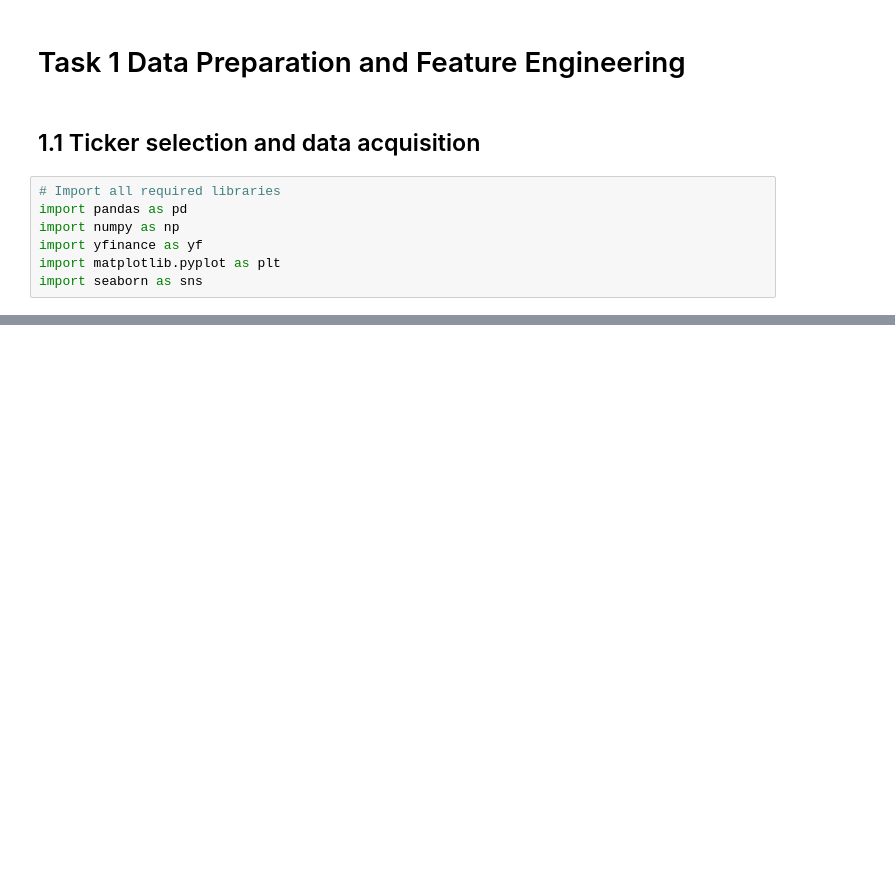
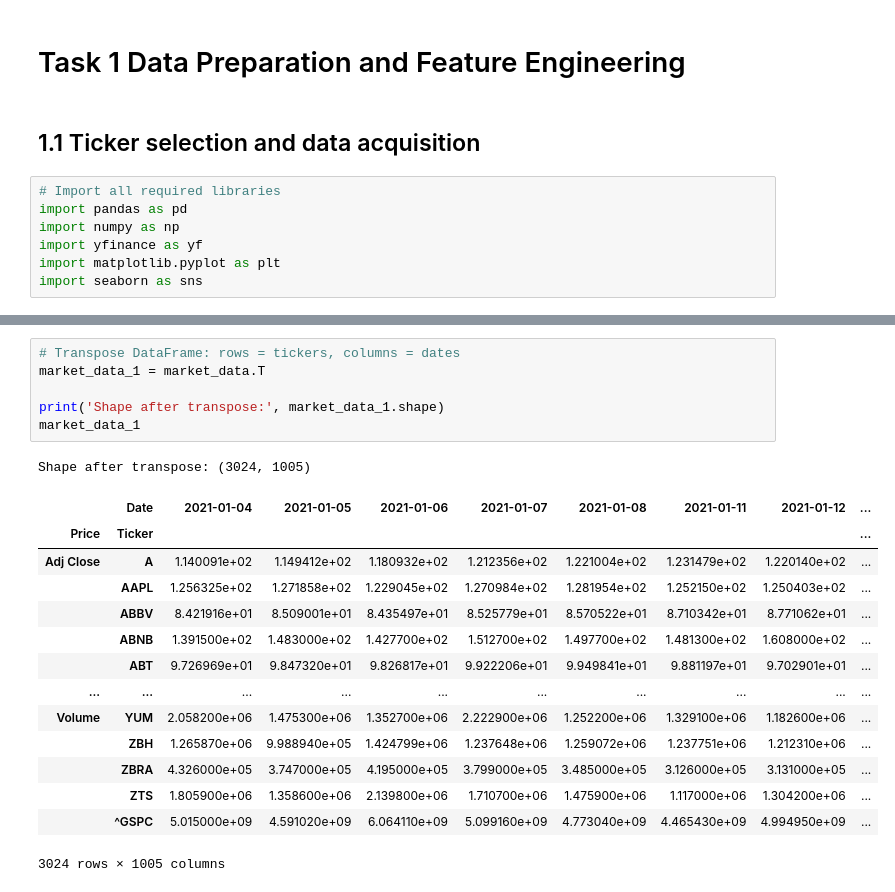
Before and after one commit to Govindu-Sathruwan/CRM-CM-CW1, a Jupyter notebook: CRM_&_CM_CW1.ipynb, the cells around one changed output, grey strips where cells are left out. Cells and saved outputs as stored; diff of their text form; blank space fills up the shorter version.

Commit message:
Update data acquisition code

```diff
--- a/CRM_&_CM_CW1.ipynb
+++ b/CRM_&_CM_CW1.ipynb
@@ -65,0 +63,22 @@ KeyboardInterrupt
+# %%
+# Transpose DataFrame: rows = tickers, columns = dates
+market_data_1 = market_data.T
+
+print('Shape after transpose:', market_data_1.shape)
+market_data_1
+# %% [output]
+Shape after transpose: (3024, 1005)
+|  | Date | 2021-01-04 | 2021-01-05 | 2021-01-06 | 2021-01-07 | 2021-01-08 | 2021-01-11 | 2021-01-12 | ... |
+| Price | Ticker |  |  |  |  |  |  |  | ... |
+| Adj Close | A | 1.140091e+02 | 1.149412e+02 | 1.180932e+02 | 1.212356e+02 | 1.221004e+02 | 1.231479e+02 | 1.220140e+02 | ... |
+|  | AAPL | 1.256325e+02 | 1.271858e+02 | 1.229045e+02 | 1.270984e+02 | 1.281954e+02 | 1.252150e+02 | 1.250403e+02 | ... |
+|  | ABBV | 8.421916e+01 | 8.509001e+01 | 8.435497e+01 | 8.525779e+01 | 8.570522e+01 | 8.710342e+01 | 8.771062e+01 | ... |
+|  | ABNB | 1.391500e+02 | 1.483000e+02 | 1.427700e+02 | 1.512700e+02 | 1.497700e+02 | 1.481300e+02 | 1.608000e+02 | ... |
+|  | ABT | 9.726969e+01 | 9.847320e+01 | 9.826817e+01 | 9.922206e+01 | 9.949841e+01 | 9.881197e+01 | 9.702901e+01 | ... |
+| ... | ... | ... | ... | ... | ... | ... | ... | ... | ... |
+| Volume | YUM | 2.058200e+06 | 1.475300e+06 | 1.352700e+06 | 2.222900e+06 | 1.252200e+06 | 1.329100e+06 | 1.182600e+06 | ... |
+|  | ZBH | 1.265870e+06 | 9.988940e+05 | 1.424799e+06 | 1.237648e+06 | 1.259072e+06 | 1.237751e+06 | 1.212310e+06 | ... |
+|  | ZBRA | 4.326000e+05 | 3.747000e+05 | 4.195000e+05 | 3.799000e+05 | 3.485000e+05 | 3.126000e+05 | 3.131000e+05 | ... |
+|  | ZTS | 1.805900e+06 | 1.358600e+06 | 2.139800e+06 | 1.710700e+06 | 1.475900e+06 | 1.117000e+06 | 1.304200e+06 | ... |
+|  | ^GSPC | 5.015000e+09 | 4.591020e+09 | 6.064110e+09 | 5.099160e+09 | 4.773040e+09 | 4.465430e+09 | 4.994950e+09 | ... |
+3024 rows × 1005 columns
```
Also changed, not shown: parts of 3 cells of this notebook.
